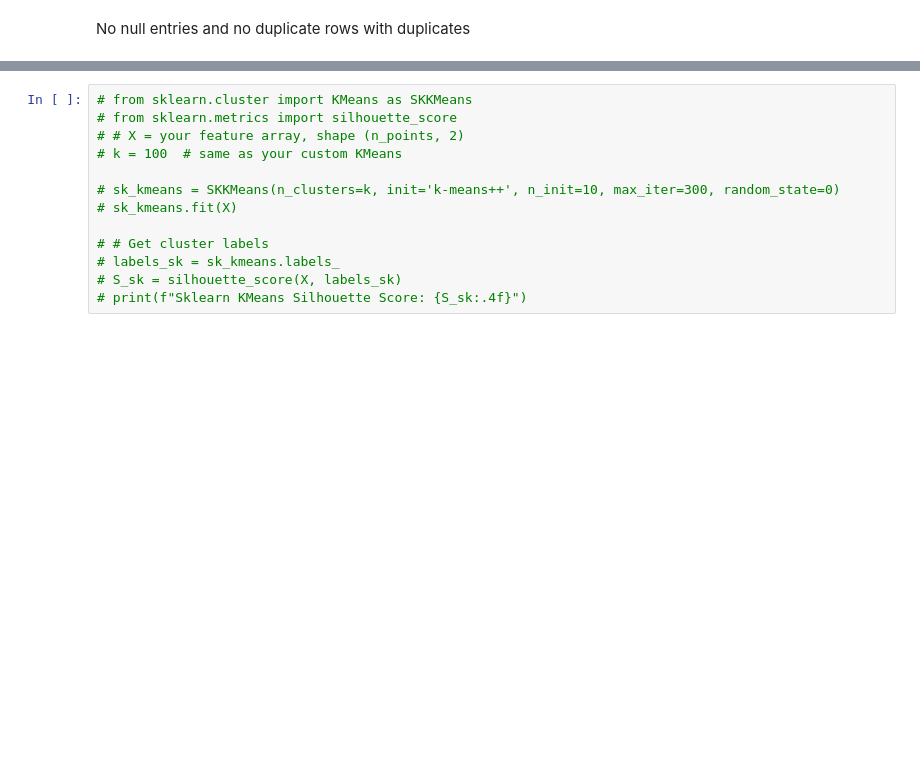
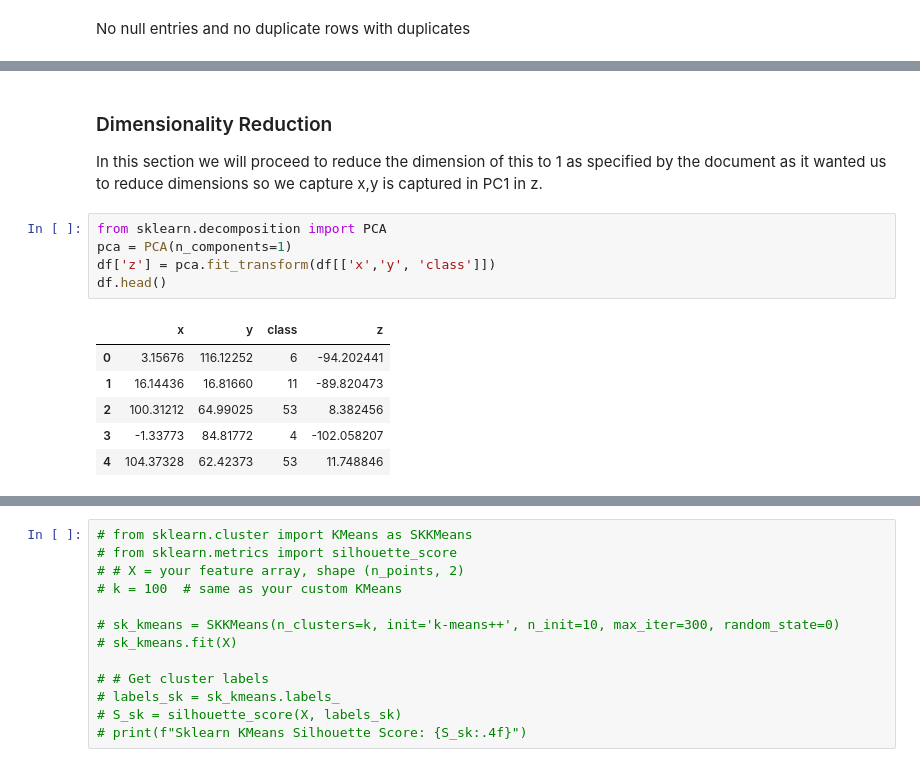
Before and after one commit to RavulapalliManas/IML-A2, a Jupyter notebook: A2_manas.ipynb, the cells around one changed output, grey strips where cells are left out. Drawn from its saved outputs; the diff is of its cells as text; blank space fills up the shorter version.

```diff
--- a/A2_manas.ipynb
+++ b/A2_manas.ipynb
@@ -90,0 +92,16 @@ df.head()
+# %% [markdown]
+### Dimensionality Reduction
+
+In this section we will proceed to reduce the dimension of this to 1 as specified by the document as it wanted us to reduce dimensions so we capture x,y is captured in PC1 in z.
+# %%
+from sklearn.decomposition import PCA
+pca = PCA(n_components=1)
+df['z'] = pca.fit_transform(df[['x','y', 'class']])
+df.head()
+# %% [output]
+|  | x | y | class | z |
+| 0 | 3.15676 | 116.12252 | 6 | -94.202441 |
+| 1 | 16.14436 | 16.81660 | 11 | -89.820473 |
+| 2 | 100.31212 | 64.99025 | 53 | 8.382456 |
+| 3 | -1.33773 | 84.81772 | 4 | -102.058207 |
+| 4 | 104.37328 | 62.42373 | 53 | 11.748846 |
```
Also changed, not shown: parts of 15 cells of this notebook.
